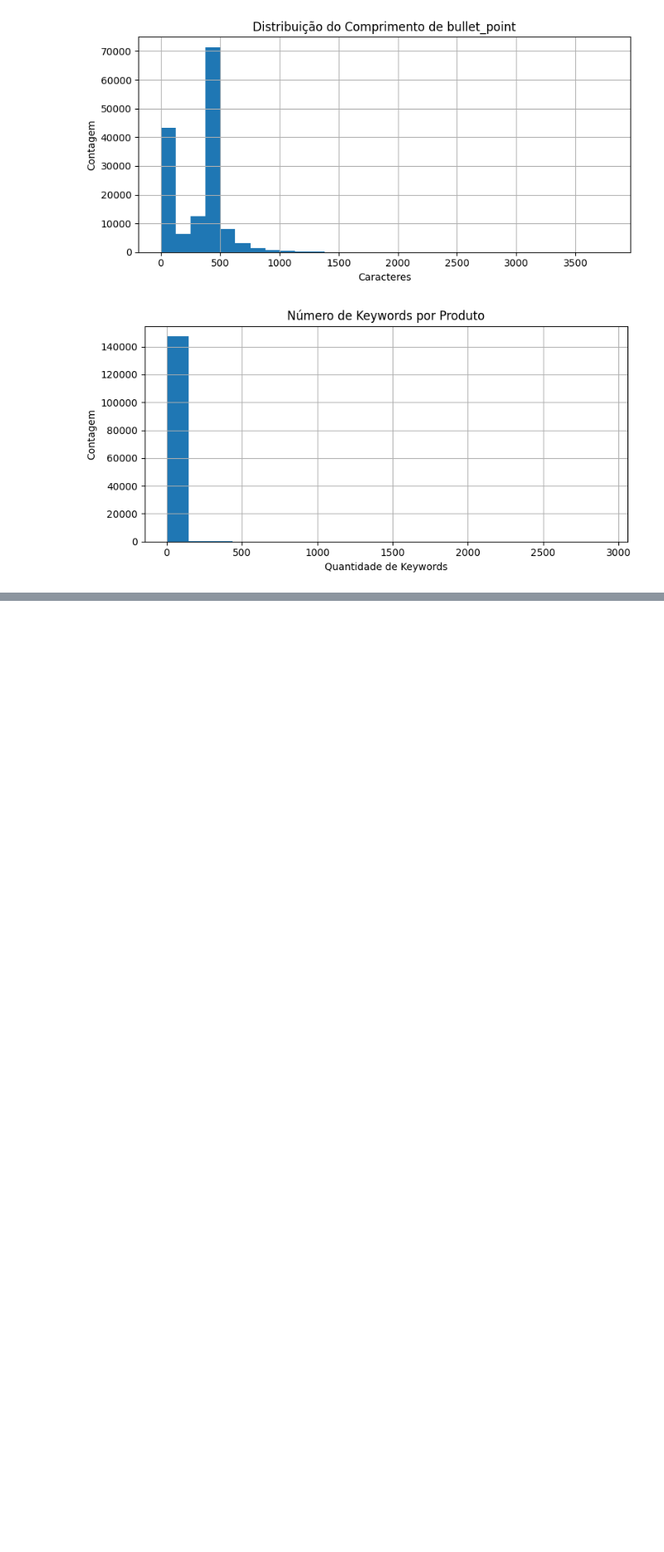
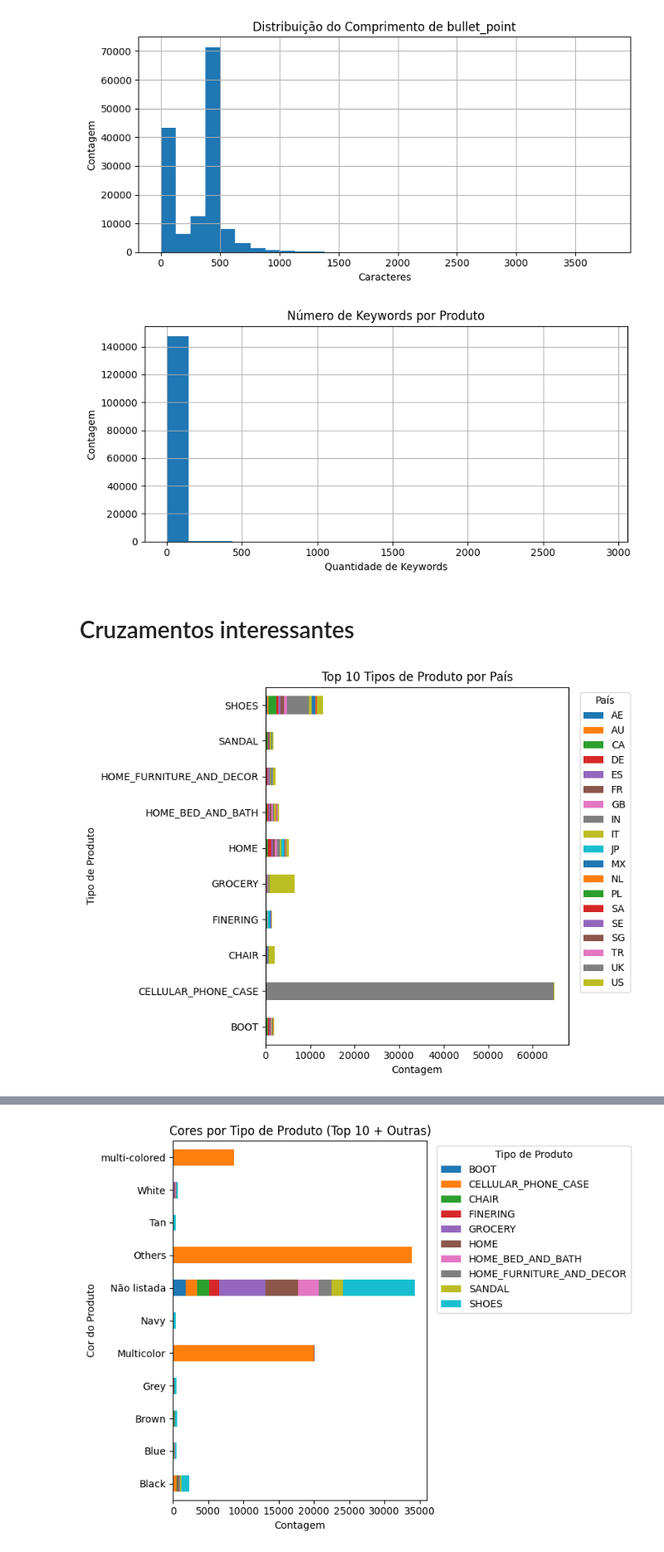
Before and after one commit to leovianaf/e-commerce-recommendation, a Jupyter notebook: notebooks/eda_dataset.ipynb, the cells around one changed output, grey strips where cells are left out. Shown at 83% size. Saved outputs shown, nothing was run; the diff lists cells and outputs as text; code cells hidden in the pictures; blank space fills up the shorter version.

Commit message:
feat: New plots

```diff
--- a/notebooks/eda_dataset.ipynb
+++ b/notebooks/eda_dataset.ipynb
@@ -158,3 +158,81 @@ plt.show()
 # %% [output]
 [figure]
 [figure]
+# %% [markdown]
+# Cruzamentos interessantes
+# %%
+# País X Categoria (product_type)
+# Top 10 product_type mais comuns
+# Top 10 tipos de produto
+top10_types = df["product_type"].value_counts().head(10).index
+sub_top10 = df[df["product_type"].isin(top10_types)]
+
+# 1. Crosstab País × Tipo de Produto
+ct_country = pd.crosstab(
+  sub_top10["product_type"],
+  sub_top10["country"]
+)
+
+ax = ct_country.plot.barh(
+    figsize=(8,6),
+    stacked=True,
+    legend=False
+)
+
+plt.title("Top 10 Tipos de Produto por País")
+plt.xlabel("Contagem")
+plt.ylabel("Tipo de Produto")
+
+# legenda fora do gráfico
+plt.legend(
+    title="País",
+    bbox_to_anchor=(1.02, 1),
+    loc="upper left"
+)
+
+plt.tight_layout()
+plt.show()
+
+
+# 2. Crosstab Tipo de Produto × Cor
+# Agora vamos extrair as top 10 cores dentro do top 10 tipos de produto:
+top10_colors = (
+  sub_top10["color"]
+  .value_counts()
+  .head(10)
+  .index
+)
+
+# Cria uma coluna agrupando o resto como "Não listada"
+sub_top10["color_top"] = sub_top10["color"].where(
+  sub_top10["color"].isin(top10_colors),
+  other="Não listada"
+)
+
+# Crosstab agora com apenas 11 linhas (10 cores + Outras)
+ct = pd.crosstab(
+  sub_top10["color_top"],
+  sub_top10["product_type"]
+)
+
+ax = ct.plot.barh(
+  figsize=(8,6),
+  stacked=True,
+  legend=False
+)
+
+plt.title("Cores por Tipo de Produto (Top 10 + Outras)")
+plt.xlabel("Contagem")
+plt.ylabel("Cor do Produto")
+
+# legenda fora do gráfico
+plt.legend(
+  title="Tipo de Produto",
+  bbox_to_anchor=(1.02, 1),
+  loc="upper left"
+)
+
+plt.tight_layout()
+plt.show()
+# %% [output]
+[figure, added]
@@ -160,0 +244 @@ plt.show()
+[figure, added]
```
Also changed, not shown: parts of 2 cells of this notebook.
